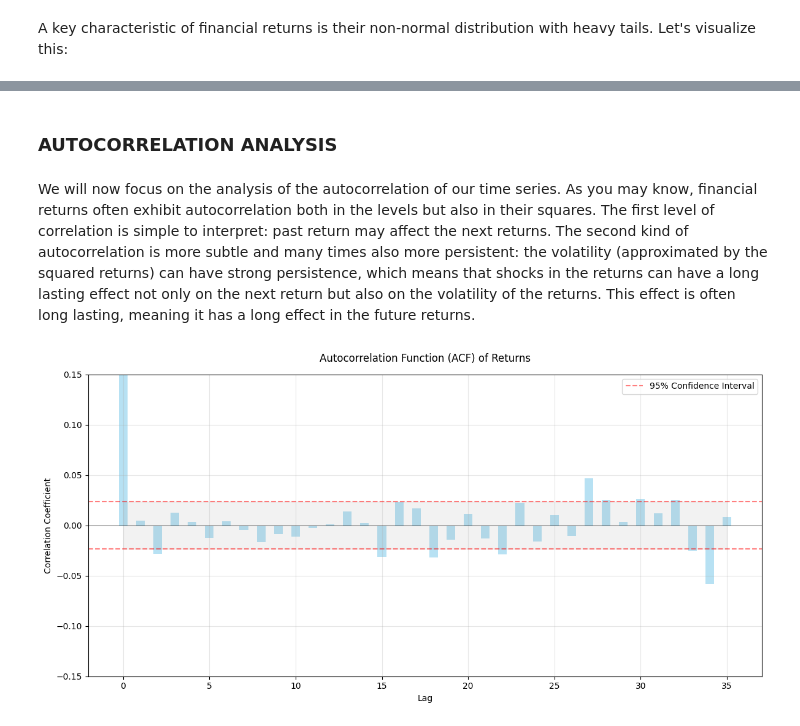
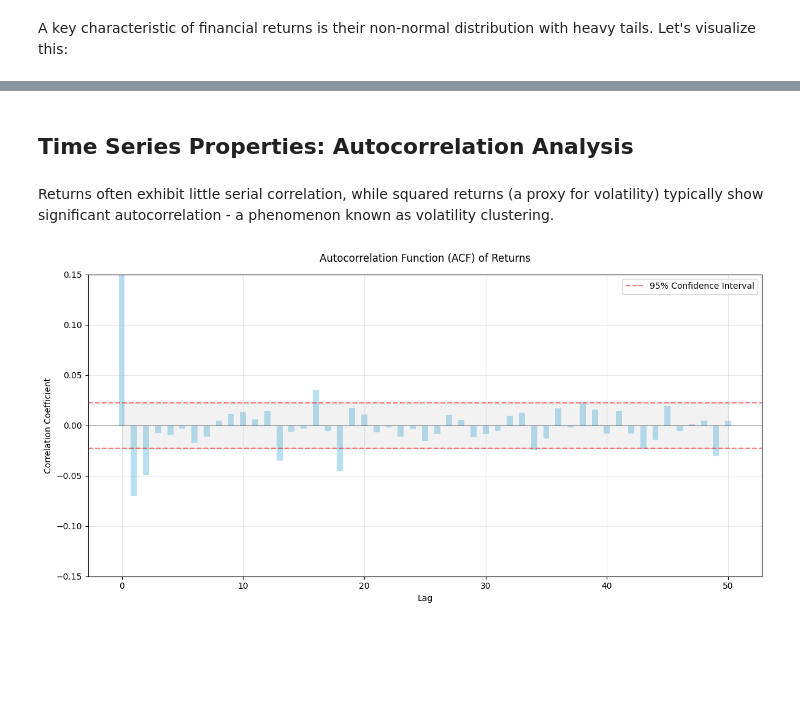
Before and after one commit to CharlieNestor/markov_switching_model_stocks, a Jupyter notebook: EDA_analysis.ipynb, the cells around one changed output, grey strips where cells are left out. Cells and saved outputs as stored; diff of their text form; code cells hidden in the pictures; blank space fills up the shorter version.

```diff
--- a/EDA_analysis.ipynb
+++ b/EDA_analysis.ipynb
@@ -23,7 +23,7 @@ from stock import Stock
 # %% [markdown]
 We can choose any valid ticker symbol for our analysis. The class will download the data from Yahoo Finance using the `yfinance` library.
 # %%
-ticker = 'AMZN'
+ticker = 'XOM'
 my_stock = Stock(ticker)
 my_stock.load_data()
 # %% [output]
@@ -215,52 +220,97 @@ Outliers removed: 1
-# %% [markdown]
-### AUTOCORRELATION ANALYSIS
-# %% [markdown]
-We will now focus on the analysis of the autocorrelation of our time series. As you may know, financial returns often exhibit autocorrelation both in the levels but also in their squares. The first level of correlation is simple to interpret: past return may affect the next returns. The second kind of autocorrelation is more subtle and many times also more persistent: the volatility (approximated by the squared returns) can have strong persistence, which means that shocks in the returns can have a long lasting effect not only on the next return but also on the volatility of the returns. This effect is often long lasting, meaning it has a long effect in the future returns.
+# %% [markdown]
+## Time Series Properties: Autocorrelation Analysis
+# %% [markdown]
+Returns often exhibit little serial correlation, while squared returns (a proxy for volatility) typically show significant autocorrelation - a phenomenon known as volatility clustering.
 # %%
 plt.figure(figsize=(12, 6))
 
-# Calculate ACF values (excluding lag 0)
-acf_values = acf(full_returns, nlags=35, fft=True)  # Skip lag 0
+# Calculate ACF values (including lag 0)
+acf_values = acf(full_returns, nlags=50, fft=True)
 lags = np.arange(0, len(acf_values))
 
 # Calculate confidence intervals
 # Using 1.96/sqrt(n) for 95% confidence level
 n = len(full_returns)
 conf_level = 1.96 / np.sqrt(n)
 
 # Create the plot
-plt.bar(lags, acf_values, width=0.5, color='skyblue', alpha=0.6)
+if len(acf_values) > 50:
+    plt.bar(lags, acf_values, width=0.5, color='skyblue', alpha=0.6)
+else:
+    plt.bar(lags, acf_values, width=0.5, color='skyblue', alpha=0.6)
 
 # Add confidence interval bands
 plt.axhline(y=0, color='black', linestyle='-', linewidth=0.5)
 plt.axhline(y=conf_level, color='red', linestyle='--', alpha=0.5,
            label='95% Confidence Interval')
 plt.axhline(y=-conf_level, color='red', linestyle='--', alpha=0.5)
 
 # Add shaded confidence interval area
 plt.fill_between(lags, -conf_level, conf_level, color='gray', alpha=0.1)
 
 plt.title('Autocorrelation Function (ACF) of Returns', pad=15)
 plt.xlabel('Lag')
 plt.ylabel('Correlation Coefficient')
 
 # Set y-axis limits
-# Use max of: 0.2 or the maximum absolute ACF value (excluding lag 0)
 max_acf = max(0.15, max(abs(acf_values[1:])) * 1.2)
 plt.ylim(-max_acf, max_acf)
 
 plt.grid(True, alpha=0.3)
 plt.legend()
 plt.tight_layout()
 plt.show()
 
 
-# Print ACF values in a formatted table
-print("\nAutocorrelation Function (ACF) Values:")
-print("-" * 50)
-print(f"{'Lag':<8}{'ACF Value':>12}")
-print("-" * 50)
-for i, value in enumerate(acf_values):
-    print(f"{i:<8}{value:>12.4f}")
+# Calculate ACF values (including lag 0)
+acf_values = acf(full_returns, nlags=75, fft=True)
+lags = np.arange(0, len(acf_values))
+
+# Find significant autocorrelation lags (excluding lag 0)
+significant_lags = [(lag, acf_values[lag]) for lag in range(1, len(acf_values))
+                    if abs(acf_values[lag]) > conf_level]
+
+# Print only significant lags
+if significant_lags:
+    print(f"\nSignificant Autocorrelation Lags (95% confidence level: ±{conf_level:.4f}):")
+    print("-" * 65)
+    print(f"{'Lag':<8}{'ACF Value':>12}{'Direction':>15}{'Strength':>15}")
+    print("-" * 65)
+
+    for lag, value in significant_lags:
+        direction = "Positive" if value > 0 else "Negative"
+        # Determine strength based on how many times it exceeds the confidence level
+        ratio = abs(value) / conf_level
+        if ratio >= 3:
+            strength = "Very Strong"
+        elif ratio >= 2:
+            strength = "Strong"
+        else:
+            strength = "Moderate"
+
+        print(f"{lag:<8}{value:>12.4f}{direction:>15}{strength:>15}")
+
+    # Calculate percentage of significant lags
+    total_lags = len(acf_values) - 1  # Exclude lag 0
+    significant_percentage = (len(significant_lags) / total_lags) * 100
+    print(f"\nFound {len(significant_lags)} significant lags out of {total_lags} tested ({significant_percentage:.1f}%).")
+
+    # Interpretation based on percentage of significant lags
+    if significant_percentage >= 15:
+        print("\nInterpretation: Returns show substantial serial dependence, suggesting potential")
+        print("predictability and possible market inefficiency.")
+    elif significant_percentage >= 10:
+        print("\nInterpretation: Returns show moderate serial dependence at specific lags,")
+        print("which may indicate some predictable patterns.")
+    elif significant_percentage >= 5:
+        print("\nInterpretation: Returns show limited serial dependence. While some lags are")
+        print("statistically significant, the overall pattern suggests weak predictability.")
+    else:
+        print("\nInterpretation: Returns show minimal serial dependence. Despite a few significant")
+        print("lags, the overall pattern is consistent with a largely efficient market.")
+
+else:
+    print("\nNo significant autocorrelation found at any lag.")
+    print("Interpretation: Returns appear to follow a random walk, consistent with market efficiency.")
 # %% [output]
-[figure, old version]
+[figure, new version]
```
Also changed, not shown: parts of 18 cells of this notebook, 1 other file.
